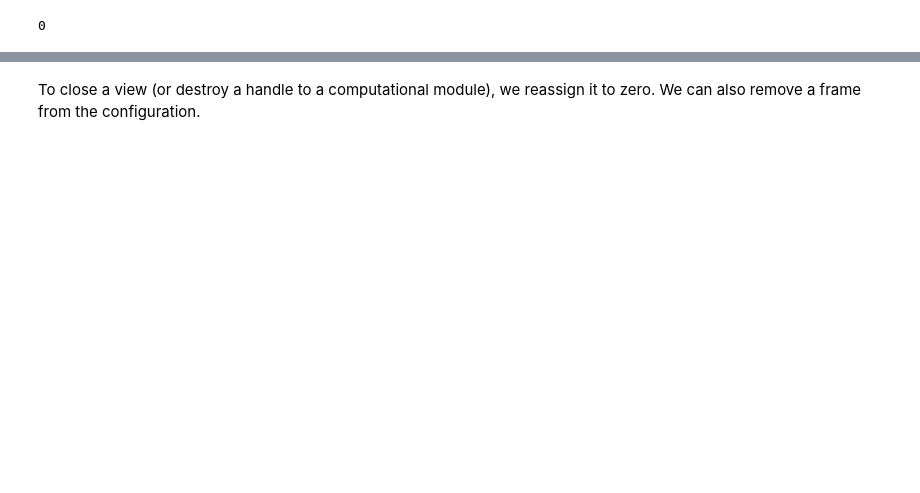
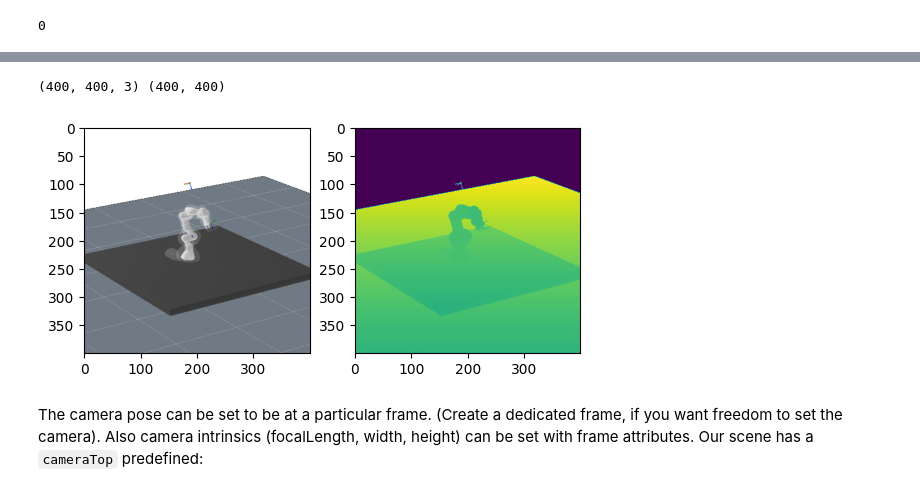
Before and after one commit to MarcToussaint/robotics-course, a Jupyter notebook: docs/tutorials/rendering.ipynb, the cells around one changed output, grey strips where cells are left out. Saved outputs shown, nothing was run; the diff lists cells and outputs as text; code cells hidden in the pictures; blank space fills up the shorter version.

```diff
--- a/docs/tutorials/rendering.ipynb
+++ b/docs/tutorials/rendering.ipynb
@@ -40,3 +24,0 @@ TODO: Add nvisii support/export!
-# %%
-C.addFrame(name='camera', parent='head_tilt_link', args='Q:<d(-90 1 0 0) d(180 0 0 1)> focalLength:.3')
-V = C.cameraView()
@@ -60,8 +24,0 @@ When we move the robot, that view moves with it:
-# %%
-C.setJointState([0.5], ['head_pan_joint'])
-C.setJointState([1.], ['head_tilt_joint'])
-V.updateConfig(C)
-[image,depth] = V.computeImageAndDepth()
-pcl = V.computePointCloud(depth)
-# %% [markdown]
-To close a view (or destroy a handle to a computational module), we reassign it to zero. We can also remove a frame from the configuration.
@@ -75,0 +25,17 @@ C.view_close()
+# %%
+rgb = C.view_getRgb()
+depth = C.view_getDepth()
+print(rgb.shape, depth.shape)
+# %% [output]
+(400, 400, 3) (400, 400)
+# %%
+fig = plt.figure()
+fig.add_subplot(1,2,1)
+plt.imshow(rgb)
+fig.add_subplot(1,2,2)
+plt.imshow(depth)
+plt.show()
+# %% [output]
+[figure, added]
+# %% [markdown]
+The camera pose can be set to be at a particular frame. (Create a dedicated frame, if you want freedom to set the camera). Also camera intrinsics (focalLength, width, height) can be set with frame attributes. Our scene has a `cameraTop` predefined:
```
Also changed, not shown: parts of 42 cells of this notebook, 42 other files.
